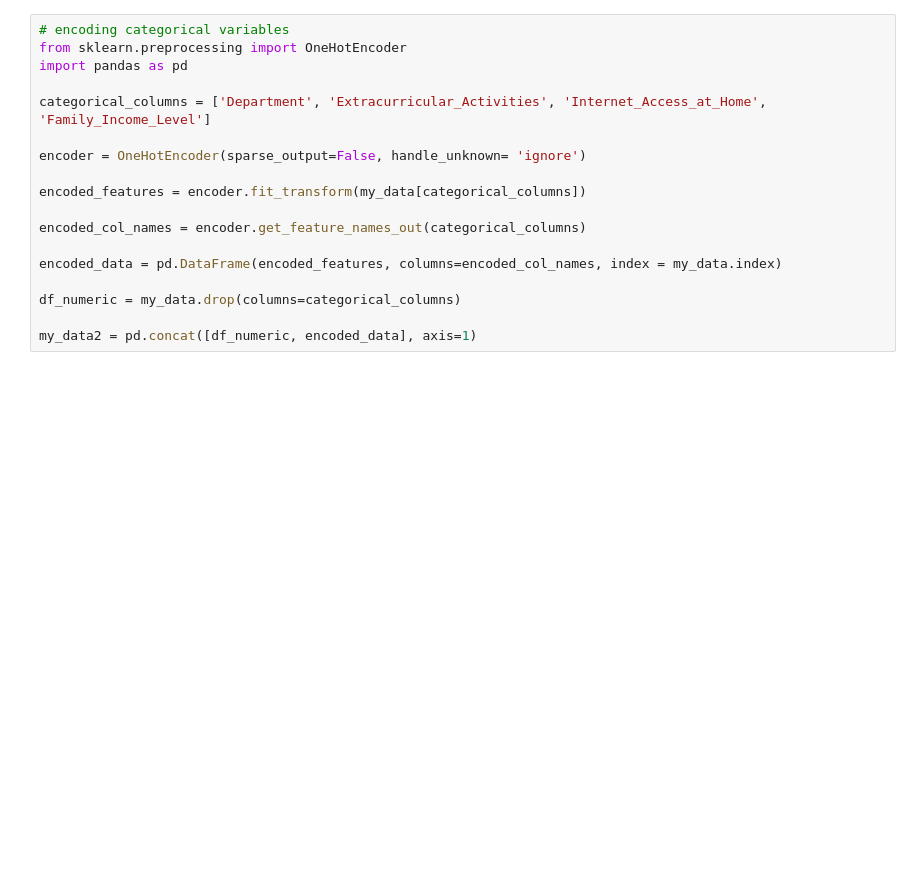
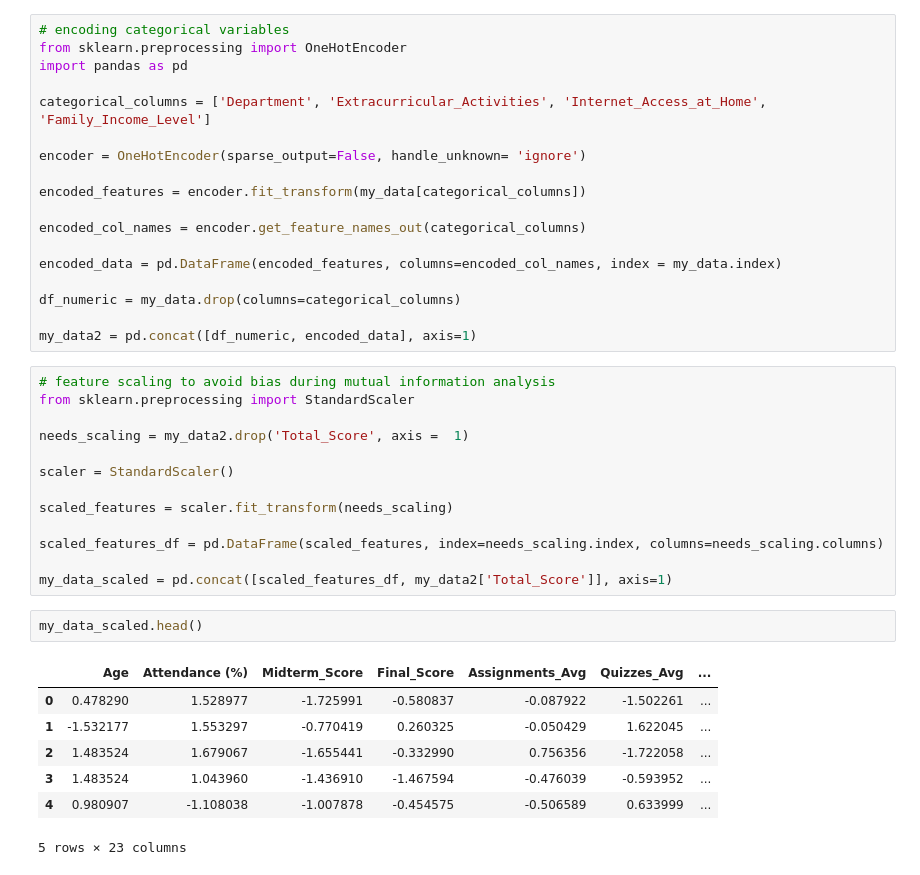
Before and after one commit to Demi-greaterme/Grade-Prediction-Model, a Jupyter notebook: Grade_Prediction_Model.ipynb, the cells around one changed output. Drawn from its saved outputs; the diff is of its cells as text; blank space fills up the shorter version.

```diff
--- a/Grade_Prediction_Model.ipynb
+++ b/Grade_Prediction_Model.ipynb
@@ -105,6 +105,29 @@ encoded_data = pd.DataFrame(encoded_features, columns=encoded_col_names, index =
 df_numeric = my_data.drop(columns=categorical_columns)
 
 my_data2 = pd.concat([df_numeric, encoded_data], axis=1)
+# %%
+# feature scaling to avoid bias during mutual information analysis
+from sklearn.preprocessing import StandardScaler
+
+needs_scaling = my_data2.drop('Total_Score', axis =  1)
+
+scaler = StandardScaler()
+
+scaled_features = scaler.fit_transform(needs_scaling)
+
+scaled_features_df = pd.DataFrame(scaled_features, index=needs_scaling.index, columns=needs_scaling.columns)
+
+my_data_scaled = pd.concat([scaled_features_df, my_data2['Total_Score']], axis=1)
+# %%
+my_data_scaled.head()
+# %% [output]
+|  | Age | Attendance (%) | Midterm_Score | Final_Score | Assignments_Avg | Quizzes_Avg | ... |
+| 0 | 0.478290 | 1.528977 | -1.725991 | -0.580837 | -0.087922 | -1.502261 | ... |
+| 1 | -1.532177 | 1.553297 | -0.770419 | 0.260325 | -0.050429 | 1.622045 | ... |
+| 2 | 1.483524 | 1.679067 | -1.655441 | -0.332990 | 0.756356 | -1.722058 | ... |
+| 3 | 1.483524 | 1.043960 | -1.436910 | -1.467594 | -0.476039 | -0.593952 | ... |
+| 4 | 0.980907 | -1.108038 | -1.007878 | -0.454575 | -0.506589 | 0.633999 | ... |
+5 rows × 23 columns
 # %%
 # some analysis to determine what feature aren't needed
 from sklearn.feature_selection import mutual_info_regression
```
Also changed, not shown: parts of 8 cells of this notebook.
